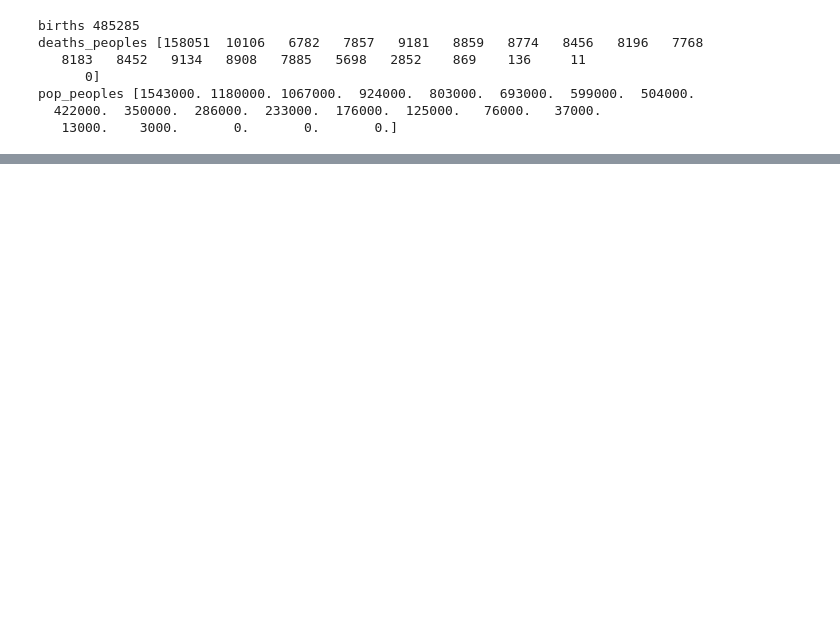
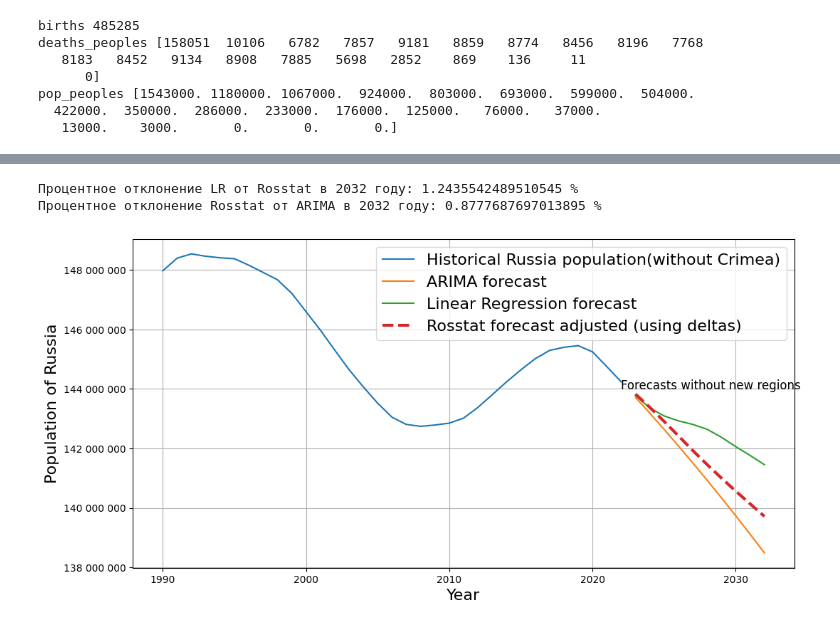
Before and after one commit to UsatovPavel/Pop_ML_Forecast10, a Jupyter notebook: 3.prediction.ipynb, the cells around one changed output, grey strips where cells are left out. Drawn from its saved outputs; the diff is of its cells as text; code cells hidden in the pictures; blank space fills up the shorter version.

```diff
--- a/3.prediction.ipynb
+++ b/3.prediction.ipynb
@@ -914,9 +1552,9 @@ model Arima - window C:
 # %%
 from scipy.stats import boxcox
 
-df = pd.read_csv("output/final_with_cohort.csv")
+df = pd.read_csv("output/basic_with_cohort_filtered.csv")
 
-pop = df['population'].values
+pop = df['Population_total'].values
 
 # проверяем, что значения положительные (Box-Cox требует >0)
 assert (pop > 0).all()
@@ -936,6 +1575,9 @@ from pmdarima import auto_arima
 import numpy as np
 from scipy.special import inv_boxcox
 models_results['auto_arima']={}
+windows = {
+    ("full_window", 2012, 10)
+}
 for window_name, train_end_year, horizon in windows:
     y_train_all = np.concatenate([
         df[(df['country_code'] == country) & (df['year'] <= train_end_year)]['population_boxcox'].values
@@ -969,3 +1611,8 @@ for window_name, train_end_year, horizon in windows:
             'SDEV': sdev_perc(y_test, y_pred),
             'optimal': model_global.order
         }
+    models_results['auto_arima'][window_name]["mean"] = {
+        "MAPE": float(np.mean(res_map["MAPE"])),
+        "RMSE": float(np.mean(res_map["RMSE"])),
+        "SDEV": float(np.mean(res_map["SDEV"]))
+    }
@@ -1425,0 +1908,45 @@ errors_pretty
+# %%
+lr_2032      = linear_pred[-1]
+ros_2032     = rosstat_pred_adjusted[-1]
+arima_2032   = pred[-1]
+pct_lr_vs_ros = (lr_2032 - ros_2032) / ros_2032 * 100
+
+pct_ros_vs_arima = (ros_2032 - arima_2032) / ros_2032 * 100
+
+print("Процентное отклонение LR от Rosstat в 2032 году:", pct_lr_vs_ros, "%")
+print("Процентное отклонение Rosstat от ARIMA в 2032 году:", pct_ros_vs_arima, "%")
+# %% [output]
+Процентное отклонение LR от Rosstat в 2032 году: 1.2435542489510545 %
+Процентное отклонение Rosstat от ARIMA в 2032 году: 0.8777687697013895 %
+# %%
+import matplotlib.pyplot as plt
+import matplotlib.ticker as ticker
+import numpy as np
+
+pred = [int(x) for x in arima_pred]
+linear_pred = [int(x) for x in linear_pred]
+years_forecast = list(range(2023, 2033))
+
+plt.figure(figsize=(12, 6))
+
+plt.plot(df_russia_pop[(df_russia_pop["year"] >= 1990) & (df_russia_pop["year"] <= 2022)]["year"], df_russia_pop[(df_russia_pop["year"] >= 1990) & (df_russia_pop["year"] <= 2022)]['Population_total'], label='Historical Russia population(without Crimea)')
+plt.plot(years_forecast, pred, label='ARIMA forecast')
+plt.plot(years_forecast, linear_pred, label='Linear Regression forecast')
+plt.plot(years_forecast, rosstat_pred_adjusted,
+         label='Rosstat forecast adjusted (using deltas)', linewidth=3, linestyle='--')
+plt.text(2022, 144000000, "Forecasts without new regions", fontsize=12)
+
+plt.xlabel('Year', fontsize = 16)
+plt.ylabel('Population of Russia', fontsize = 16)
+
+plt.legend(fontsize=16)
+plt.grid(True)
+
+ax = plt.gca()
+ax.yaxis.set_major_formatter(
+    ticker.FuncFormatter(lambda x, pos: f"{int(x):,}".replace(",", " "))
+)
+
+plt.show()
+# %% [output]
+[figure, added]
```
Also changed, not shown: parts of 71 cells of this notebook, 2 other files.
